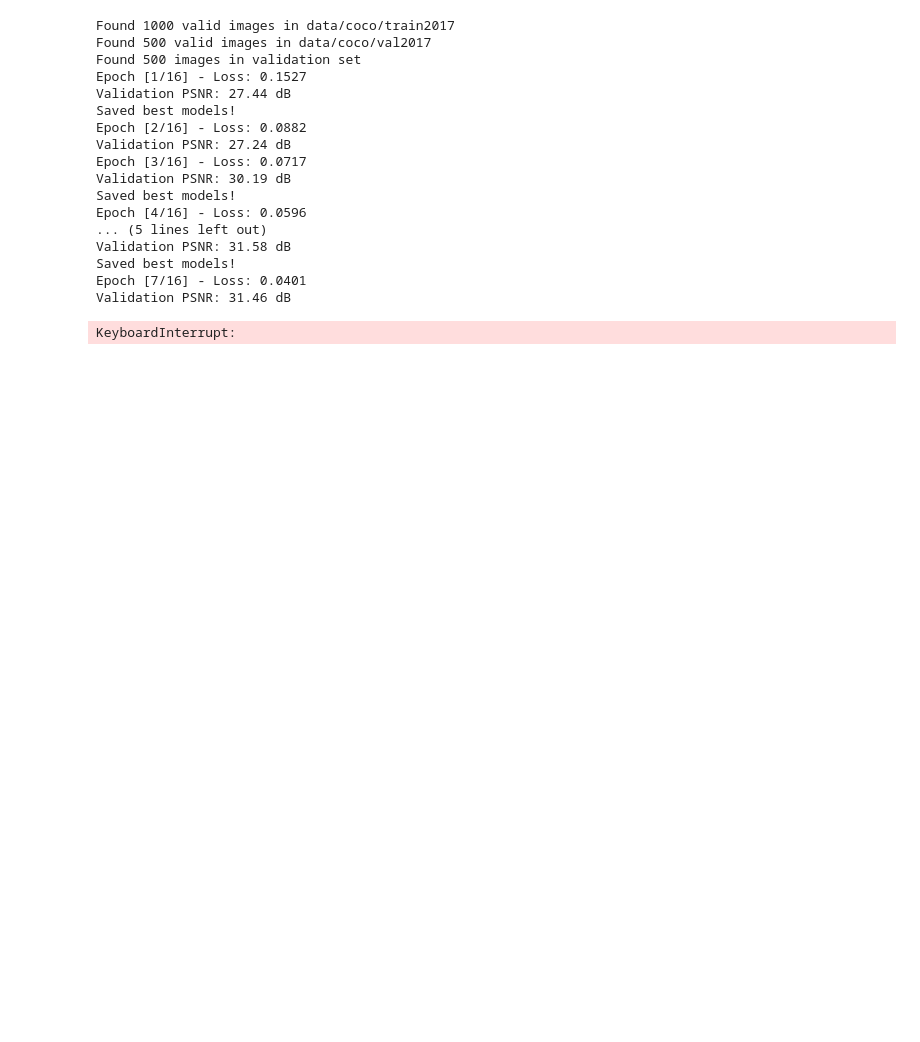
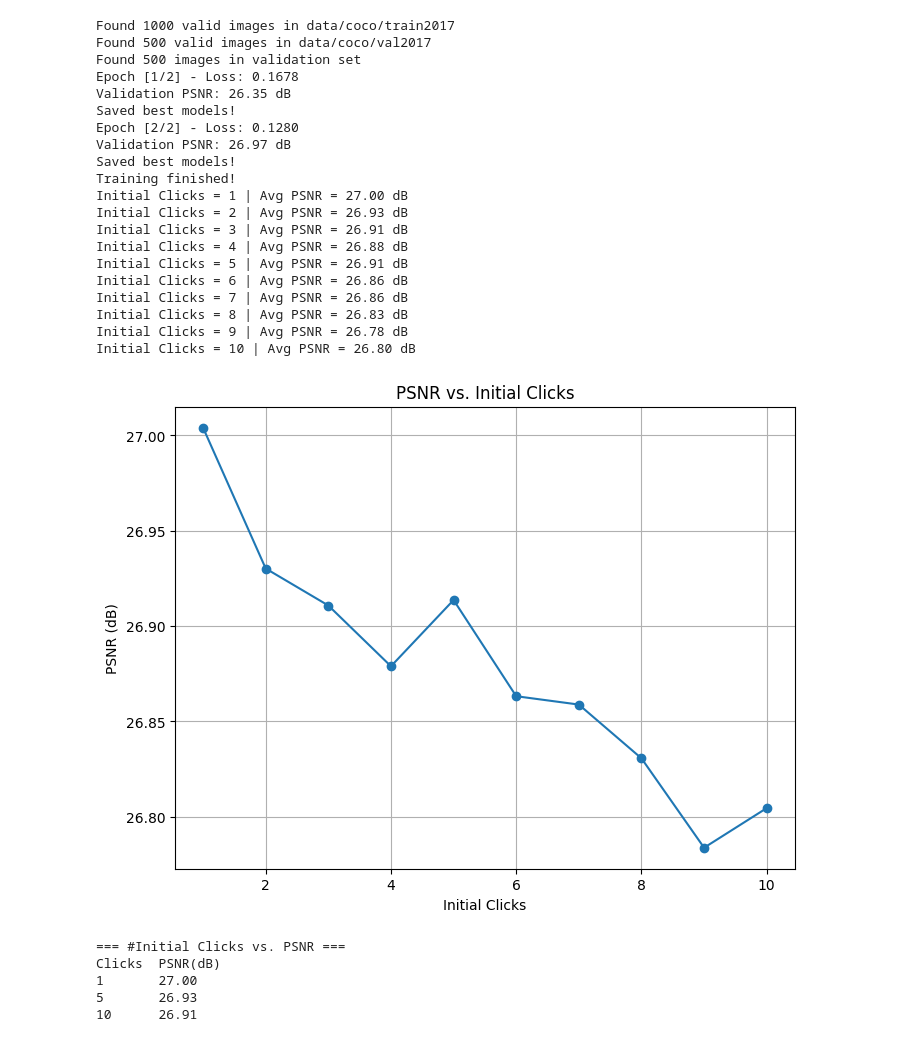
Before and after one commit to RJLante/Msc_project_colourisation, a Jupyter notebook: test_v2.ipynb, the cells around one changed output. Cells and saved outputs as stored; diff of their text form; code cells hidden in the pictures; blank space fills up the shorter version.

Commit message:
refactor editnet

```diff
--- a/test_v2.ipynb
+++ b/test_v2.ipynb
@@ -425,24 +460,18 @@ def visualize_results(colornet, editnet, dataset, device, n_samples=3, clicks_li
 def main():
     device = torch.device("cuda" if torch.cuda.is_available() else "cpu")
     lr = 1e-4
-    # lr_C = 1e-4  # ColorNet
-    # lr_E = 1e-4  # EditNet
 
     batch_size = 2
-    num_epochs = 16
+    num_epochs = 2
     image_size = 128
     num_iterations = 10
-    initial_clicks = 50
-    threshold = 0.7
+    initial_clicks = 1
 
     colornet = UNetColorNet(in_channels=4, out_channels=2).to(device)
-    editnet = EditNet(in_channels=3, out_channels=1).to(device)
+    editnet = EditNet(in_channels=5, out_channels=1).to(device)
     optimizer = optim.Adam(list(colornet.parameters()) + list(editnet.parameters()), lr=lr)
-    # optimizer_C = optim.Adam(colornet.parameters(), lr=lr_C)
-    # optimizer_E = optim.Adam(editnet.parameters(), lr=lr_E)
+
     scheduler = optim.lr_scheduler.StepLR(optimizer, step_size=5, gamma=0.5)
-    # scheduler_C = optim.lr_scheduler.StepLR(optimizer_C, step_size=5, gamma=0.5)
-    # scheduler_E = optim.lr_scheduler.StepLR(optimizer_E, step_size=5, gamma=0.5)
     criterion = nn.MSELoss()
 
     train_dataset = CocoColorizationDataset(root_dir="data/coco/train2017", transform_size=image_size, limit=1000)
@@ -454,7 +483,7 @@ def main():
     best_psnr = -float('inf')
     for epoch in range(num_epochs):
         epoch_loss = train_one_epoch(colornet, editnet, dataloader, optimizer,
-                                                      device, criterion, num_iterations, initial_clicks, threshold)
+                                                      device, criterion, num_iterations, initial_clicks)
 
         scheduler.step()
         # scheduler_C.step()
@@ -462,7 +491,7 @@ def main():
         print(f"Epoch [{epoch+1}/{num_epochs}] - Loss: {epoch_loss:.4f}")
         current_psnr = evaluate_psnr_iterative(colornet, editnet, test_loader, device,
                                                criterion, num_iterations=num_iterations,
-                                               initial_clicks=initial_clicks, threshold=threshold)
+                                               initial_clicks=initial_clicks)
         print(f"Validation PSNR: {current_psnr:.2f} dB")
         if current_psnr > best_psnr:
             best_psnr = current_psnr
@@ -474,46 +503,53 @@ def main():
     clicks_list = [1, 5, 10]
     _list = list(range(1, 11))
     psnr_values = []
     for n_clicks in _list:
         avg_psnr = evaluate_psnr_iterative(colornet, editnet, test_loader, device, criterion,
-                                           num_iterations=num_iterations, initial_clicks=n_clicks, threshold=threshold)
+                                           num_iterations=num_iterations, initial_clicks=n_clicks)
         psnr_values.append(avg_psnr)
         print(f"Initial Clicks = {n_clicks} | Avg PSNR = {avg_psnr:.2f} dB")
     plt.figure(figsize=(8, 6))
     plt.plot(_list, psnr_values, marker='o', linestyle='-')
     plt.xlabel("Initial Clicks")
     plt.ylabel("PSNR (dB)")
     plt.title("PSNR vs. Initial Clicks")
     plt.grid(True)
     plt.show()
 
     print("\n=== #Initial Clicks vs. PSNR ===")
     print("Clicks\tPSNR(dB)")
     for i in range(len(clicks_list)):
         print(f"{clicks_list[i]}\t{psnr_values[i]:.2f}")
 
     visualize_results(colornet, editnet, dataset=test_dataset, device=device,
-                      n_samples=3, clicks_list=clicks_list, num_iterations=num_iterations,
-                      initial_clicks=initial_clicks, threshold=threshold)
+                  n_samples=3, clicks_list=clicks_list, max_clicks=10)
 
 if __name__ == '__main__':
     main()
 # %% [output]
 Found 1000 valid images in data/coco/train2017
 Found 500 valid images in data/coco/val2017
 Found 500 images in validation set
-Epoch [1/16] - Loss: 0.1527
-Validation PSNR: 27.44 dB
+Epoch [1/2] - Loss: 0.1678
+Validation PSNR: 26.35 dB
 Saved best models!
-Epoch [2/16] - Loss: 0.0882
-Validation PSNR: 27.24 dB
-Epoch [3/16] - Loss: 0.0717
-Validation PSNR: 30.19 dB
+Epoch [2/2] - Loss: 0.1280
+Validation PSNR: 26.97 dB
 Saved best models!
-Epoch [4/16] - Loss: 0.0596
-... (5 lines left out)
-Validation PSNR: 31.58 dB
-Saved best models!
-Epoch [7/16] - Loss: 0.0401
-Validation PSNR: 31.46 dB
+Training finished!
+Initial Clicks = 1 | Avg PSNR = 27.00 dB
+Initial Clicks = 2 | Avg PSNR = 26.93 dB
+Initial Clicks = 3 | Avg PSNR = 26.91 dB
+Initial Clicks = 4 | Avg PSNR = 26.88 dB
+Initial Clicks = 5 | Avg PSNR = 26.91 dB
+Initial Clicks = 6 | Avg PSNR = 26.86 dB
+Initial Clicks = 7 | Avg PSNR = 26.86 dB
+Initial Clicks = 8 | Avg PSNR = 26.83 dB
+Initial Clicks = 9 | Avg PSNR = 26.78 dB
+Initial Clicks = 10 | Avg PSNR = 26.80 dB
+[figure, added]
-KeyboardInterrupt:
+=== #Initial Clicks vs. PSNR ===
+Clicks  PSNR(dB)
+1       27.00
+5       26.93
+10      26.91
```
Also changed, not shown: parts of 4 cells of this notebook.
